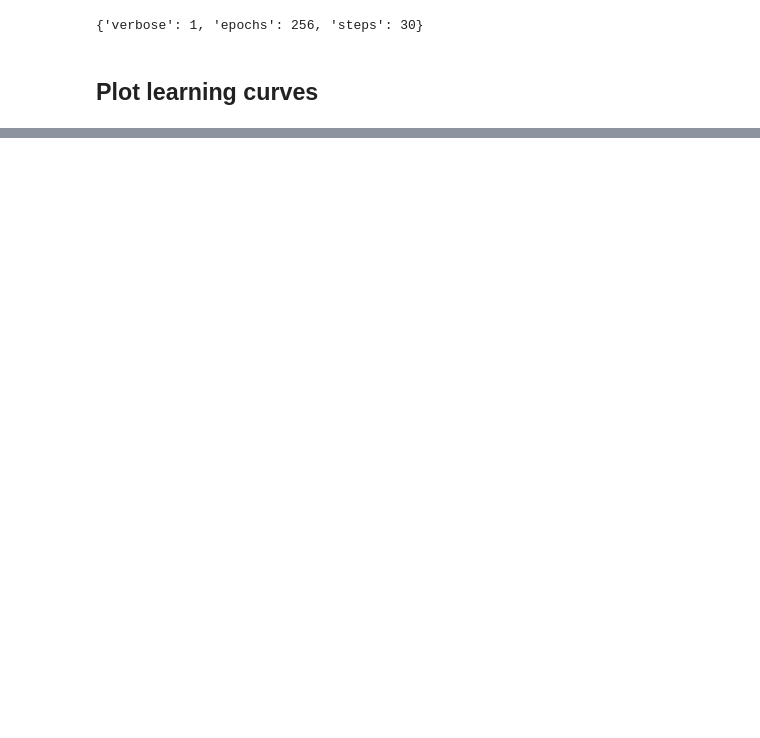
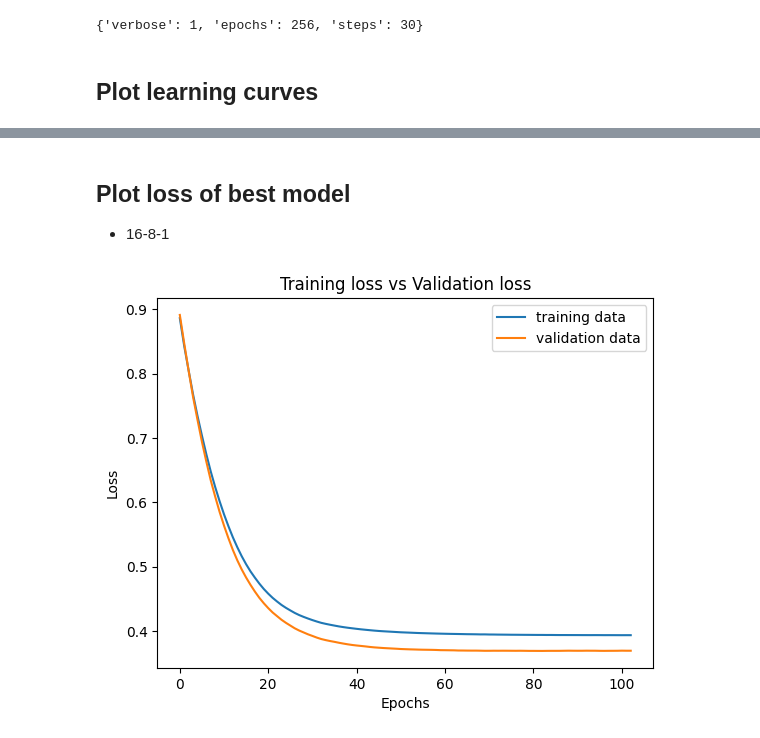
Before and after one commit to Alexander-Garcia/FNN-AI-Final, a Jupyter notebook: Phase-3/model_selection.ipynb, the cells around one changed output, grey strips where cells are left out. Drawn from its saved outputs; the diff is of its cells as text; code cells hidden in the pictures; blank space fills up the shorter version.

```diff
--- a/Phase-3/model_selection.ipynb
+++ b/Phase-3/model_selection.ipynb
@@ -737,0 +702,13 @@ plot_learning_curves(fourx1_history, "4-1 model")
+# %% [markdown]
+## Plot loss of best model
+- 16-8-1
+# %%
+plt.plot(history.history['loss'])
+plt.plot(history.history['val_loss'])
+plt.ylabel('Loss')
+plt.xlabel('Epochs')
+plt.title('Training loss vs Validation loss')
+plt.legend(['training data', 'validation data'], loc='upper right')
+plt.show()
+# %% [output]
+[figure, added]
```
Also changed, not shown: parts of 41 cells of this notebook.
